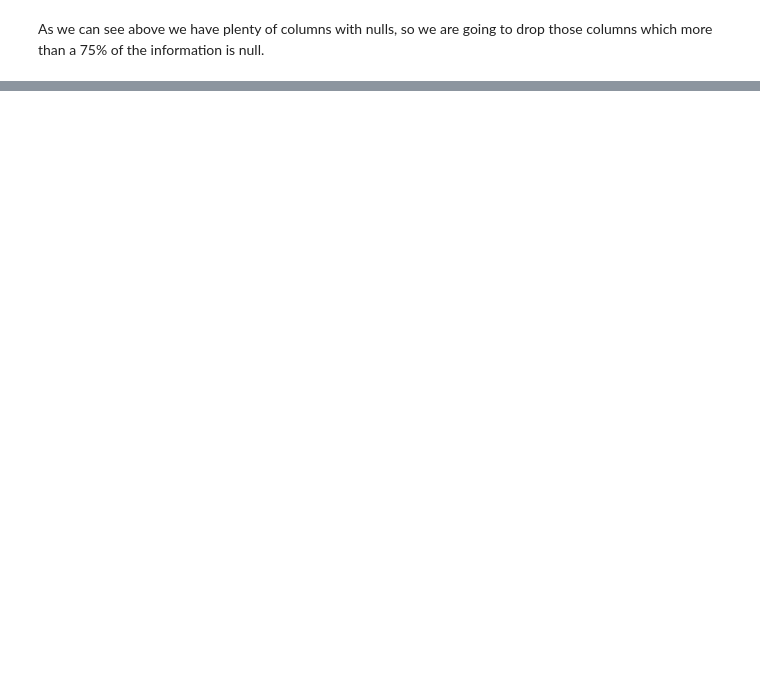
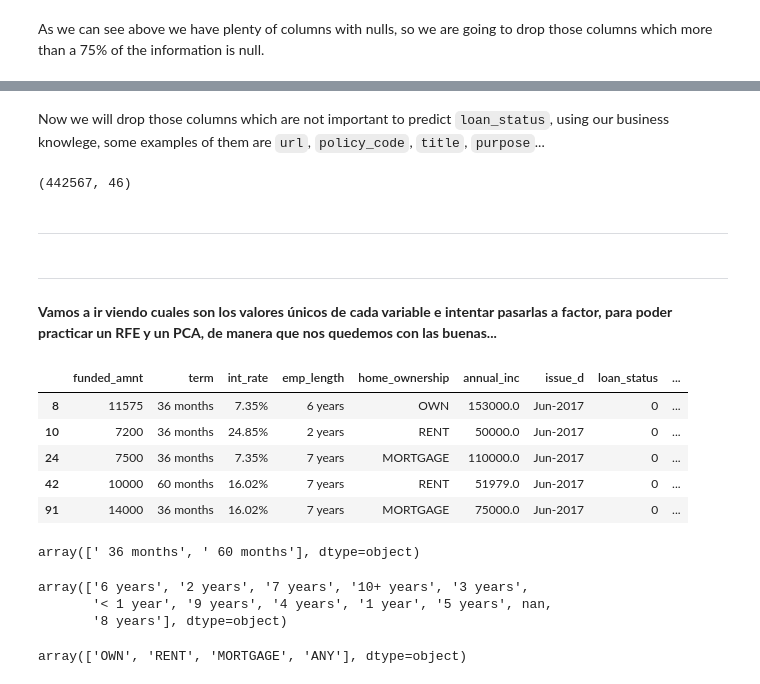
Before and after one commit to jlopezgaldon/lending_club, a Jupyter notebook: notebooks/01_EDA.ipynb, the cells around one changed output, grey strips where cells are left out. Saved outputs shown, nothing was run; the diff lists cells and outputs as text; code cells hidden in the pictures; blank space fills up the shorter version.

Commit message:
Actualización EDA
Selección de variables por distintos criterios

```diff
--- a/notebooks/01_EDA.ipynb
+++ b/notebooks/01_EDA.ipynb
@@ -105,13 +95,13 @@ data.shape
 After studying the whole dictionary, place in `references/dictionary.md`, we saw that there are some variables that we can not use them, because is information a posteriori, some examples of these columns are: `collection_recovery_fee`, `installment`, `last_credit_pull_d`, `last_pymnt_amnt`...
 # %%
     # First, we make an objetc with the information of these columns
-columns = ["collection_recovery_fee", "dti", "dti_joint", "fico_range_high", "fico_range_low", "grade", "installment",
-           "last_credit_pull_d", "last_fico_range_high", "last_fico_range_low", "last_pymnt_amnt", "last_pymnt_d", "loan_amnt",
-           "mths_since_last_delinq", "mths_since_last_major_derog", "mths_since_rcnt_il", "mths_since_recent_bc",
-           "mths_since_recent_bc_dlq", "mths_since_recent_inq", "mths_since_recent_revol_delinq", "out_prncp", "out_prncp_inv",
-           "pymnt_plan", "recoveries", "tot_coll_amt", "tot_cur_bal", "total_bal_ex_mort", "total_pymnt", "total_pymnt_inv",
-           "total_rec_int", "total_rec_late_fee", "total_rec_prncp", "total_rev_hi_lim", "verification_status",
-           "verification_status_joint"]
+columns = ["collection_recovery_fee", "dti", "dti_joint", "fico_range_high", "fico_range_low", "grade", "initial_list_status",
+           "installment", "last_credit_pull_d", "last_fico_range_high", "last_fico_range_low", "last_pymnt_amnt",
+           "last_pymnt_d", "loan_amnt", "mths_since_last_delinq", "mths_since_last_major_derog", "mths_since_rcnt_il",
+           "next_pymnt_d", "mths_since_recent_bc", "mths_since_recent_bc_dlq", "mths_since_recent_inq",
+           "mths_since_recent_revol_delinq", "out_prncp", "out_prncp_inv", "pymnt_plan", "recoveries", "sub_grade",
+           "tot_coll_amt", "tot_cur_bal", "total_bal_ex_mort", "total_pymnt", "total_pymnt_inv", "total_rec_int",
+           "total_rec_late_fee", "total_rec_prncp", "total_rev_hi_lim", "verification_status", "verification_status_joint"]
 
     # Then we drop those columns
 data = data.drop(columns = columns)
@@ -153,0 +148,16 @@ We can see that now we have only 65 columns, instead of 151. This is a huge redu
+# %%
+    # To start, we create our objet called "correlated_features" and our correlation parameter
+correlated_features = set()
+corr_param = 0.8
+
+    # Them, we drop our predict variable
+correlation_matrix = data.drop('loan_status', axis=1).corr()
+
+    # Finally we use a loop
+for i in range(len(correlation_matrix.columns)):
+        for j in range(i):
+            if abs(correlation_matrix.iloc[i, j]) > corr_param:
+                colname = correlation_matrix.columns[i]
+                correlated_features.add(colname)
+
+correlated_features
@@ -153,0 +175,44 @@ We can see that now we have only 65 columns, instead of 151. This is a huge redu
+# %%
+data = data.drop(correlated_features, axis = 1)
+# %% [markdown]
+Now we will drop those columns which are not important to predict `loan_status`, using our business knowlege, some examples of them are `url`, `policy_code`, `title`, `purpose`...
+# %%
+    # First, we make an objetc with the information of these columns
+columns = ["emp_title", "id", "policy_code", "purpose", "title", "url", "zip_code"]
+
+    # Then we drop those columns
+data = data.drop(columns = columns)
+
+    # Check the dataset
+data.shape
+# %% [output]
+(442567, 46)
+# %% [markdown]
+***
+# %% [markdown]
+***
+# %% [markdown]
+**Vamos a ir viendo cuales son los valores únicos de cada variable e intentar pasarlas a factor, para poder practicar un RFE y un PCA, de manera que nos quedemos con las buenas...**
+# %%
+display(HTML(data.head().to_html()))
+# %% [output]
+|  | funded_amnt | term | int_rate | emp_length | home_ownership | annual_inc | issue_d | loan_status | ... |
+| 8 | 11575 | 36 months | 7.35% | 6 years | OWN | 153000.0 | Jun-2017 | 0 | ... |
+| 10 | 7200 | 36 months | 24.85% | 2 years | RENT | 50000.0 | Jun-2017 | 0 | ... |
+| 24 | 7500 | 36 months | 7.35% | 7 years | MORTGAGE | 110000.0 | Jun-2017 | 0 | ... |
+| 42 | 10000 | 60 months | 16.02% | 7 years | RENT | 51979.0 | Jun-2017 | 0 | ... |
+| 91 | 14000 | 36 months | 16.02% | 7 years | MORTGAGE | 75000.0 | Jun-2017 | 0 | ... |
+# %%
+data['term'].unique()
+# %% [output]
+array([' 36 months', ' 60 months'], dtype=object)
+# %%
+data['emp_length'].unique()
+# %% [output]
+array(['6 years', '2 years', '7 years', '10+ years', '3 years',
+       '< 1 year', '9 years', '4 years', '1 year', '5 years', nan,
+       '8 years'], dtype=object)
+# %%
+data['home_ownership'].unique()
+# %% [output]
+array(['OWN', 'RENT', 'MORTGAGE', 'ANY'], dtype=object)
```
Also changed, not shown: parts of 20 cells of this notebook.
